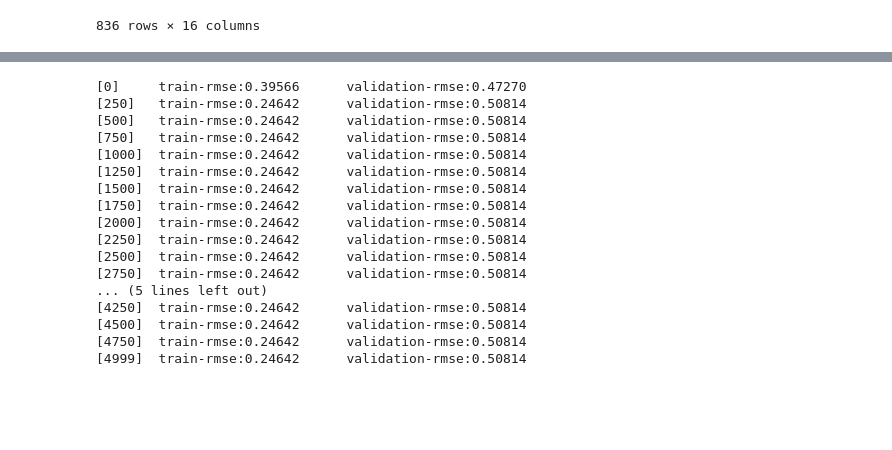
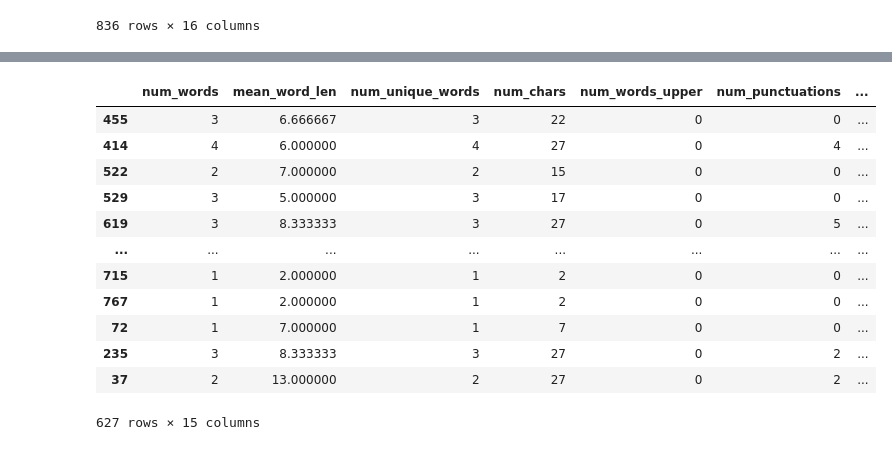
Before and after one commit to brownbishop/CommandClassifier, a Jupyter notebook: CommandsClassifier.ipynb, the cells around one changed output, grey strips where cells are left out. Cells and saved outputs as stored; diff of their text form; code cells hidden in the pictures; blank space fills up the shorter version.

```diff
--- a/CommandsClassifier.ipynb
+++ b/CommandsClassifier.ipynb
@@ -372,27 +375,0 @@ evals = [(dtrain_reg, "train"), (dtest_reg, "validation")]
-# %%
-n = 5000
-model = xgb.train(
-   params=params,
-   dtrain=dtrain_reg,
-   num_boost_round=n,
-   evals=evals,
-   verbose_eval=250,
- )
-# %% [output]
-[0]     train-rmse:0.39566      validation-rmse:0.47270
-[250]   train-rmse:0.24642      validation-rmse:0.50814
-[500]   train-rmse:0.24642      validation-rmse:0.50814
-[750]   train-rmse:0.24642      validation-rmse:0.50814
-[1000]  train-rmse:0.24642      validation-rmse:0.50814
-[1250]  train-rmse:0.24642      validation-rmse:0.50814
-[1500]  train-rmse:0.24642      validation-rmse:0.50814
-[1750]  train-rmse:0.24642      validation-rmse:0.50814
-[2000]  train-rmse:0.24642      validation-rmse:0.50814
-[2250]  train-rmse:0.24642      validation-rmse:0.50814
-[2500]  train-rmse:0.24642      validation-rmse:0.50814
-[2750]  train-rmse:0.24642      validation-rmse:0.50814
-... (5 lines left out)
-[4250]  train-rmse:0.24642      validation-rmse:0.50814
-[4500]  train-rmse:0.24642      validation-rmse:0.50814
-[4750]  train-rmse:0.24642      validation-rmse:0.50814
-[4999]  train-rmse:0.24642      validation-rmse:0.50814
@@ -400,0 +376,16 @@ model.save_model('commands-predictor-model.json')
+# %%
+X_train
+# %% [output]
+|  | num_words | mean_word_len | num_unique_words | num_chars | num_words_upper | num_punctuations | ... |
+| 455 | 3 | 6.666667 | 3 | 22 | 0 | 0 | ... |
+| 414 | 4 | 6.000000 | 4 | 27 | 0 | 4 | ... |
+| 522 | 2 | 7.000000 | 2 | 15 | 0 | 0 | ... |
+| 529 | 3 | 5.000000 | 3 | 17 | 0 | 0 | ... |
+| 619 | 3 | 8.333333 | 3 | 27 | 0 | 5 | ... |
+| ... | ... | ... | ... | ... | ... | ... | ... |
+| 715 | 1 | 2.000000 | 1 | 2 | 0 | 0 | ... |
+| 767 | 1 | 2.000000 | 1 | 2 | 0 | 0 | ... |
+| 72 | 1 | 7.000000 | 1 | 7 | 0 | 0 | ... |
+| 235 | 3 | 8.333333 | 3 | 27 | 0 | 2 | ... |
+| 37 | 2 | 13.000000 | 2 | 27 | 0 | 2 | ... |
+627 rows × 15 columns
```
Also changed, not shown: parts of 20 cells of this notebook.
